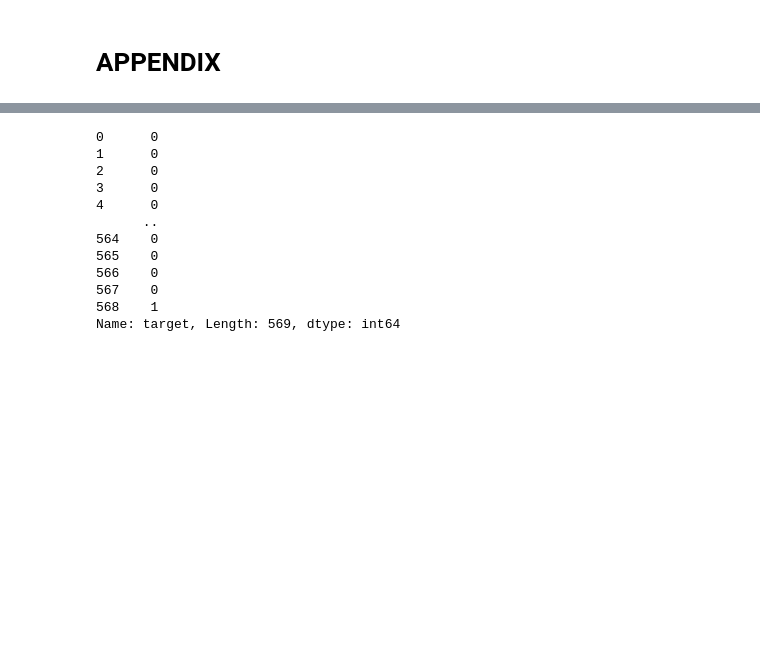
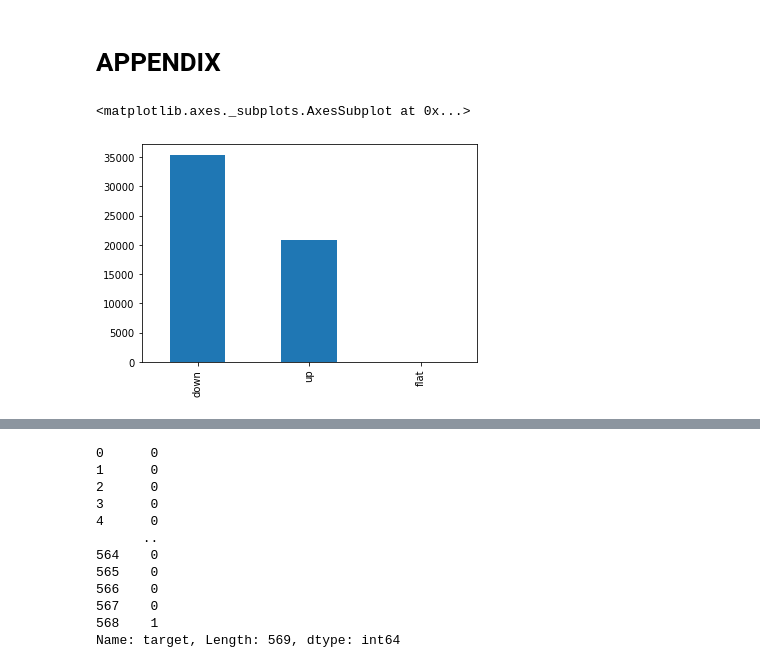
Before and after one commit to Cloblak/aipi540_deeplearning, a Jupyter notebook: 1D_CNN_Attempts/1D_CNN.ipynb, the cells around one changed output, grey strips where cells are left out. Saved outputs shown, nothing was run; the diff lists cells and outputs as text; code cells hidden in the pictures; blank space fills up the shorter version.

```diff
--- a/1D_CNN_Attempts/1D_CNN.ipynb
+++ b/1D_CNN_Attempts/1D_CNN.ipynb
@@ -178,3 +184,10 @@ train_targets, val_targets, test_targets, full_targets = buildTargets()
 # %% [markdown]
 # APPENDIX
+# %%
+plot_df = pd.DataFrame(full_targets, columns=["FuturePrice"])
+# %%
+plot_df["FuturePrice"].value_counts().plot(kind = 'bar')
+# %% [output]
+<matplotlib.axes._subplots.AxesSubplot at 0x...>
+[figure, added]
 # %%
```
Also changed, not shown: parts of 9 cells of this notebook.
